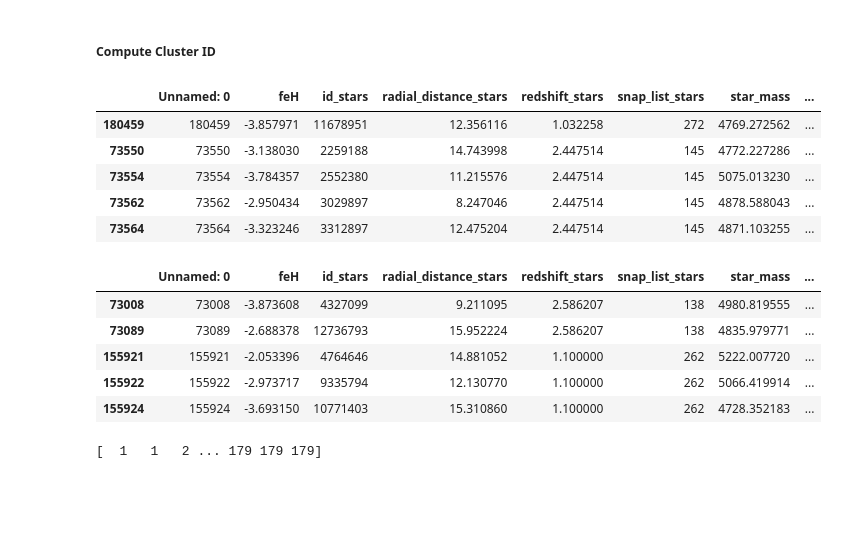
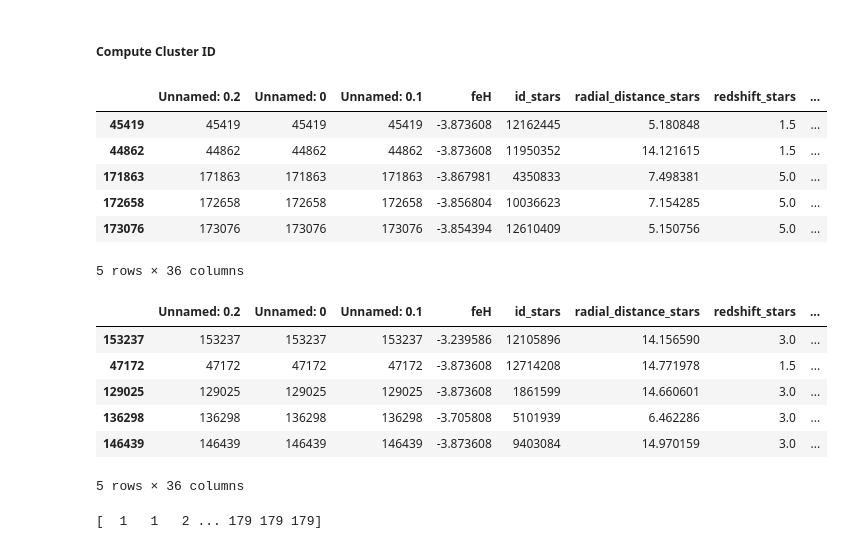
Before and after one commit to michaelyhuang23/Gaia3DR-explore, a Jupyter notebook: explore_fire.ipynb, the cells around one changed output. Cells and saved outputs as stored; diff of their text form; code cells hidden in the pictures; blank space fills up the shorter version.

```diff
--- a/explore_fire.ipynb
+++ b/explore_fire.ipynb
@@ -53,27 +53,29 @@ Series([], dtype: bool)
 # %% [markdown]
 ##### Compute Cluster ID
 # %%
-df = df.loc[np.isfinite(df['subhalo_peak_mass'])]
+df = df.loc[np.isfinite(df['subhalo_infall_mass_stars'])]
 # %%
-df.sort_values('subhalo_stellar_mass_stars', inplace=True, kind='stable')
+df.sort_values('subhalo_infall_stellar_mass_stars', inplace=True, kind='stable')
 df.head()
 # %% [output]
-|  | Unnamed: 0 | feH | id_stars | radial_distance_stars | redshift_stars | snap_list_stars | star_mass | ... |
-| 180459 | 180459 | -3.857971 | 11678951 | 12.356116 | 1.032258 | 272 | 4769.272562 | ... |
-| 73550 | 73550 | -3.138030 | 2259188 | 14.743998 | 2.447514 | 145 | 4772.227286 | ... |
-| 73554 | 73554 | -3.784357 | 2552380 | 11.215576 | 2.447514 | 145 | 5075.013230 | ... |
-| 73562 | 73562 | -2.950434 | 3029897 | 8.247046 | 2.447514 | 145 | 4878.588043 | ... |
-| 73564 | 73564 | -3.323246 | 3312897 | 12.475204 | 2.447514 | 145 | 4871.103255 | ... |
+|  | Unnamed: 0.2 | Unnamed: 0 | Unnamed: 0.1 | feH | id_stars | radial_distance_stars | redshift_stars | ... |
+| 45419 | 45419 | 45419 | 45419 | -3.873608 | 12162445 | 5.180848 | 1.5 | ... |
+| 44862 | 44862 | 44862 | 44862 | -3.873608 | 11950352 | 14.121615 | 1.5 | ... |
+| 171863 | 171863 | 171863 | 171863 | -3.867981 | 4350833 | 7.498381 | 5.0 | ... |
+| 172658 | 172658 | 172658 | 172658 | -3.856804 | 10036623 | 7.154285 | 5.0 | ... |
+| 173076 | 173076 | 173076 | 173076 | -3.854394 | 12610409 | 5.150756 | 5.0 | ... |
+5 rows × 36 columns
 # %%
-df.sort_values('subhalo_peak_mass', inplace=True, kind='stable')
+df.sort_values('subhalo_infall_mass_stars', inplace=True, kind='stable')
 df.head()
 # %% [output]
-|  | Unnamed: 0 | feH | id_stars | radial_distance_stars | redshift_stars | snap_list_stars | star_mass | ... |
-| 73008 | 73008 | -3.873608 | 4327099 | 9.211095 | 2.586207 | 138 | 4980.819555 | ... |
-| 73089 | 73089 | -2.688378 | 12736793 | 15.952224 | 2.586207 | 138 | 4835.979771 | ... |
-| 155921 | 155921 | -2.053396 | 4764646 | 14.881052 | 1.100000 | 262 | 5222.007720 | ... |
-| 155922 | 155922 | -2.973717 | 9335794 | 12.130770 | 1.100000 | 262 | 5066.419914 | ... |
-| 155924 | 155924 | -3.693150 | 10771403 | 15.310860 | 1.100000 | 262 | 4728.352183 | ... |
+|  | Unnamed: 0.2 | Unnamed: 0 | Unnamed: 0.1 | feH | id_stars | radial_distance_stars | redshift_stars | ... |
+| 153237 | 153237 | 153237 | 153237 | -3.239586 | 12105896 | 14.156590 | 3.0 | ... |
+| 47172 | 47172 | 47172 | 47172 | -3.873608 | 12714208 | 14.771978 | 1.5 | ... |
+| 129025 | 129025 | 129025 | 129025 | -3.873608 | 1861599 | 14.660601 | 3.0 | ... |
+| 136298 | 136298 | 136298 | 136298 | -3.705808 | 5101939 | 6.462286 | 3.0 | ... |
+| 146439 | 146439 | 146439 | 146439 | -3.873608 | 9403084 | 14.970159 | 3.0 | ... |
+5 rows × 36 columns
 # %%
 prev_val = -1
 prev_id = 0
```
Also changed, not shown: parts of 1 cell of this notebook, 1 other file.
